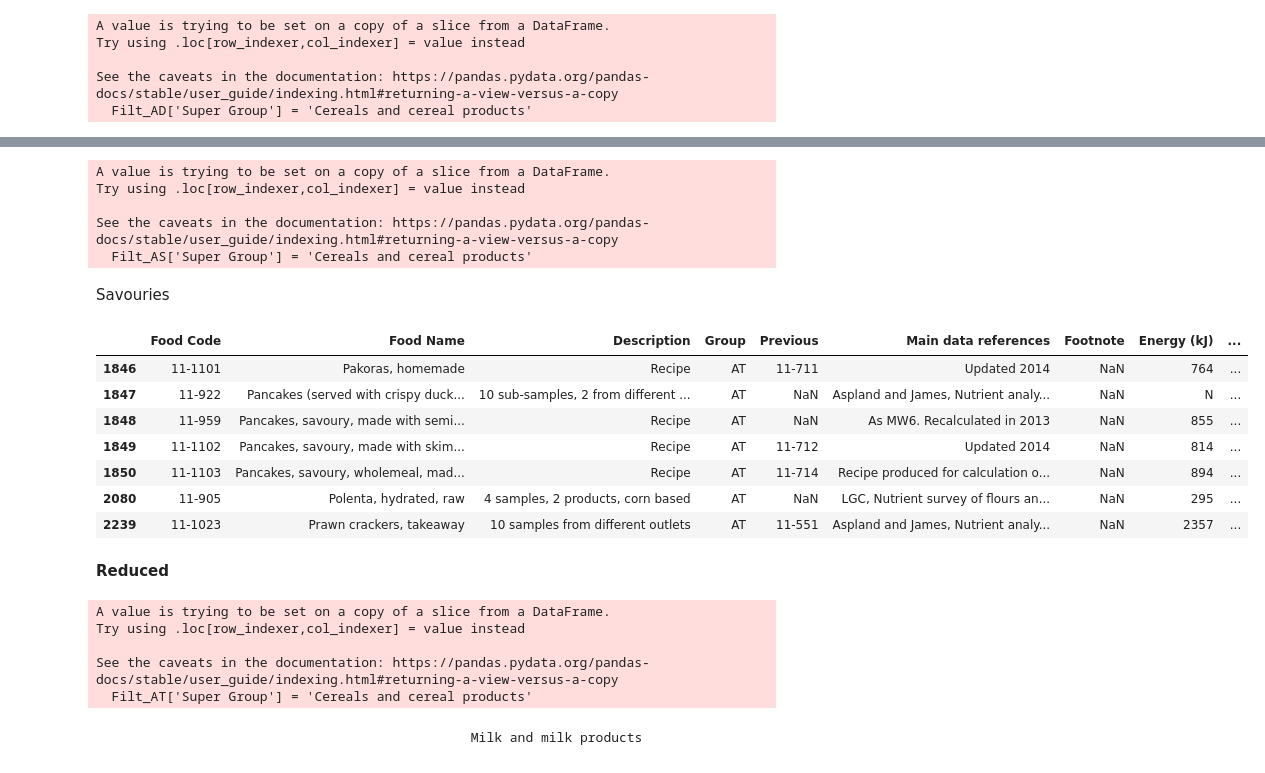
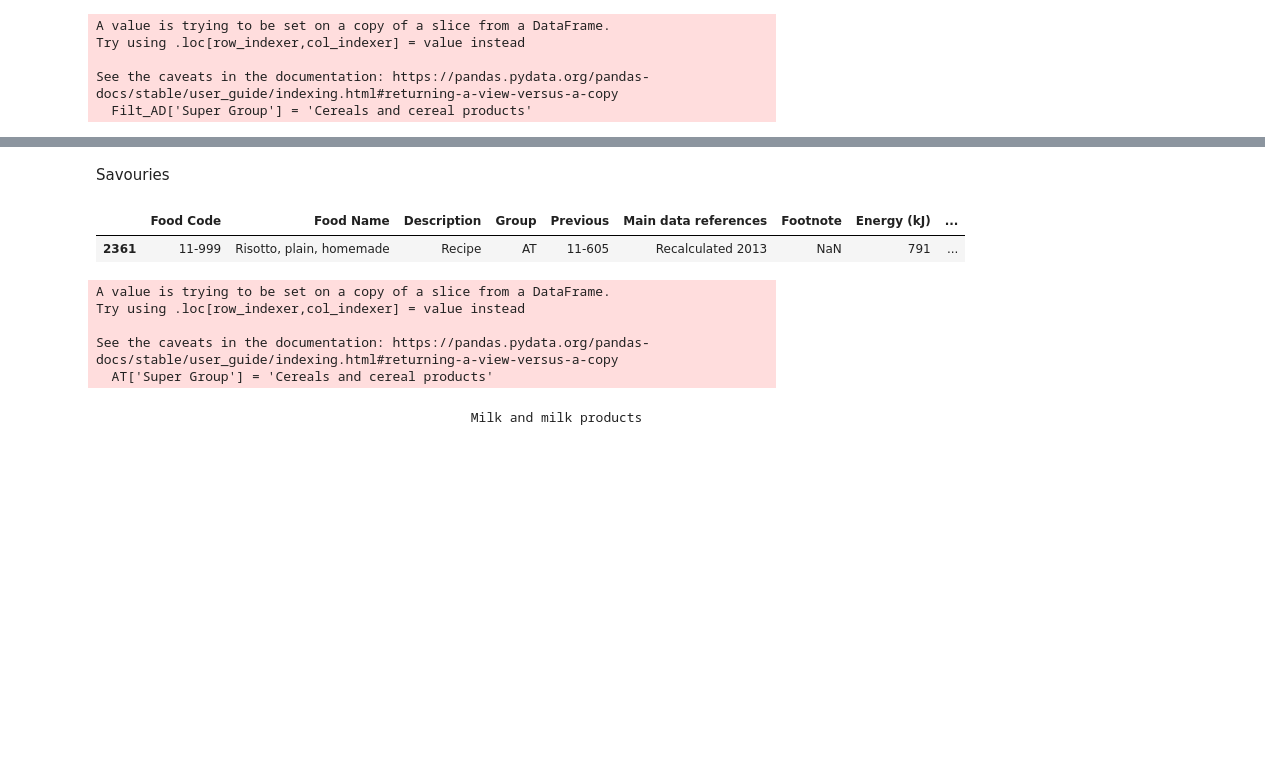
Before and after one commit to elliotkarikari/Product_Weight_Project, a Jupyter notebook: Jupter_notebooks/Reduction, Products that start with R.ipynb, the cells around one changed output, grey strips where cells are left out. Cells and saved outputs as stored; diff of their text form; code cells hidden in the pictures; blank space fills up the shorter version.

```diff
--- a/Jupter_notebooks/Reduction, Products that start with R.ipynb
+++ b/Jupter_notebooks/Reduction, Products that start with R.ipynb
@@ -340,24 +205,8 @@ Filt_AS
-# %%
-Filt_AS['Super Group'] = 'Cereals and cereal products'
-# %% [output]
-A value is trying to be set on a copy of a slice from a DataFrame.
-Try using .loc[row_indexer,col_indexer] = value instead
-
-See the caveats in the documentation: https://pandas.pydata.org/pandas-docs/stable/user_guide/indexing.html#returning-a-view-versus-a-copy
-  Filt_AS['Super Group'] = 'Cereals and cereal products'
 # %% [markdown]
 Savouries
 # %%
-AT = Prod_P.loc[Prod_P['Group']== 'AT']
+AT= Prod_R.loc[Prod_R['Group']== 'AT']
 AT
 # %% [output]
 |  | Food Code | Food Name | Description | Group | Previous | Main data references | Footnote | Energy (kJ) | ... |
-| 1846 | 11-1101 | Pakoras, homemade | Recipe | AT | 11-711 | Updated 2014 | NaN | 764 | ... |
-| 1847 | 11-922 | Pancakes (served with crispy duck... | 10 sub-samples, 2 from different ... | AT | NaN | Aspland and James, Nutrient analy... | NaN | N | ... |
-| 1848 | 11-959 | Pancakes, savoury, made with semi... | Recipe | AT | NaN | As MW6. Recalculated in 2013 | NaN | 855 | ... |
-| 1849 | 11-1102 | Pancakes, savoury, made with skim... | Recipe | AT | 11-712 | Updated 2014 | NaN | 814 | ... |
-| 1850 | 11-1103 | Pancakes, savoury, wholemeal, mad... | Recipe | AT | 11-714 | Recipe produced for calculation o... | NaN | 894 | ... |
-| 2080 | 11-905 | Polenta, hydrated, raw | 4 samples, 2 products, corn based | AT | NaN | LGC, Nutrient survey of flours an... | NaN | 295 | ... |
-| 2239 | 11-1023 | Prawn crackers, takeaway | 10 samples from different outlets | AT | 11-551 | Aspland and James, Nutrient analy... | NaN | 2357 | ... |
+| 2361 | 11-999 | Risotto, plain, homemade | Recipe | AT | 11-605 | Recalculated 2013 | NaN | 791 | ... |
-# %% [markdown]
-**Reduced**
@@ -368,10 +213,10 @@ Filt_AT = AT[AT['Food Name'].isin(Priority_AT)]
 # %%
-Filt_AT['Super Group'] = 'Cereals and cereal products'
+AT['Super Group'] = 'Cereals and cereal products'
 # %% [output]
 A value is trying to be set on a copy of a slice from a DataFrame.
 Try using .loc[row_indexer,col_indexer] = value instead
 
 See the caveats in the documentation: https://pandas.pydata.org/pandas-docs/stable/user_guide/indexing.html#returning-a-view-versus-a-copy
-  Filt_AT['Super Group'] = 'Cereals and cereal products'
+  AT['Super Group'] = 'Cereals and cereal products'
 # %% [markdown]
                                                   Milk and milk products
```
Also changed, not shown: parts of 173 cells of this notebook.
